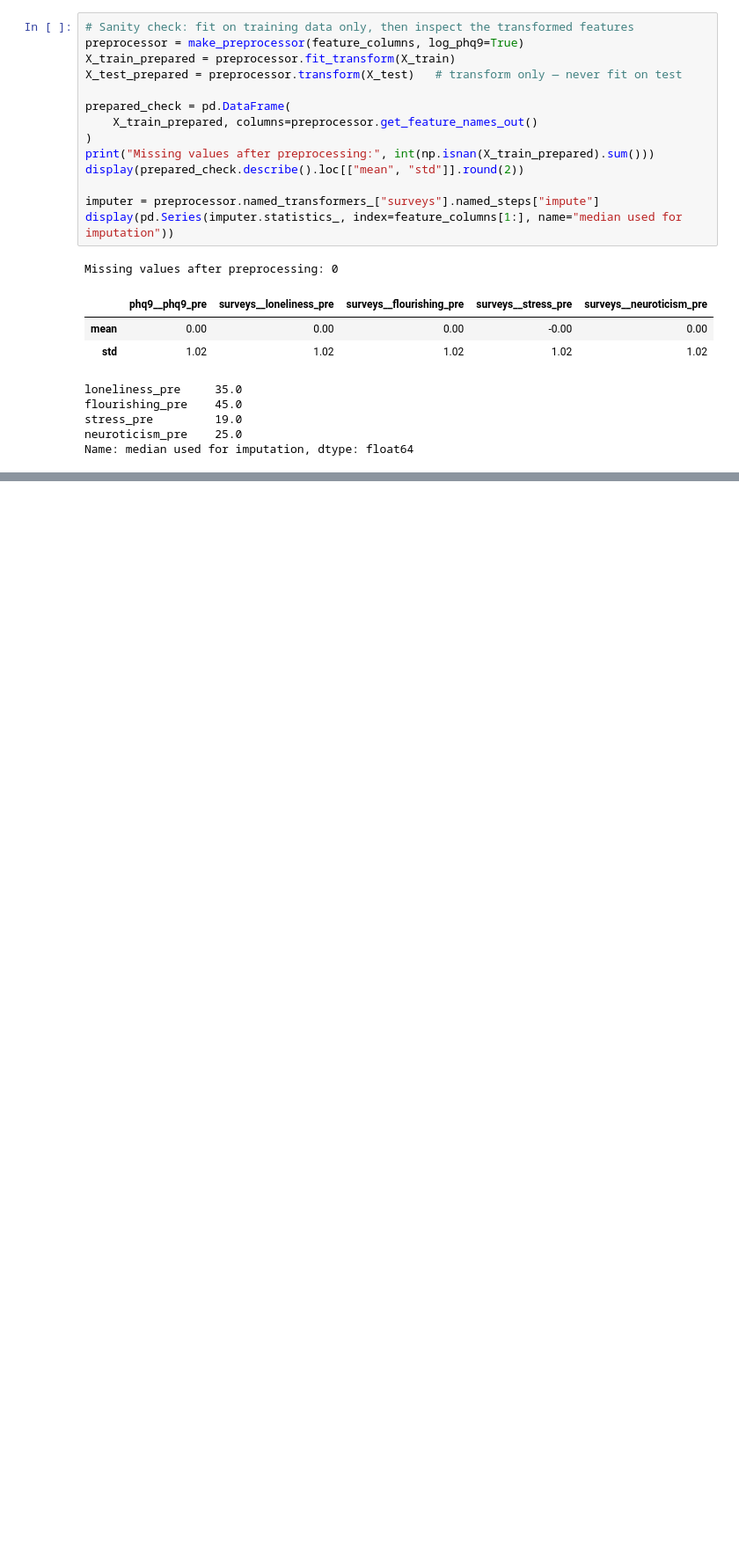
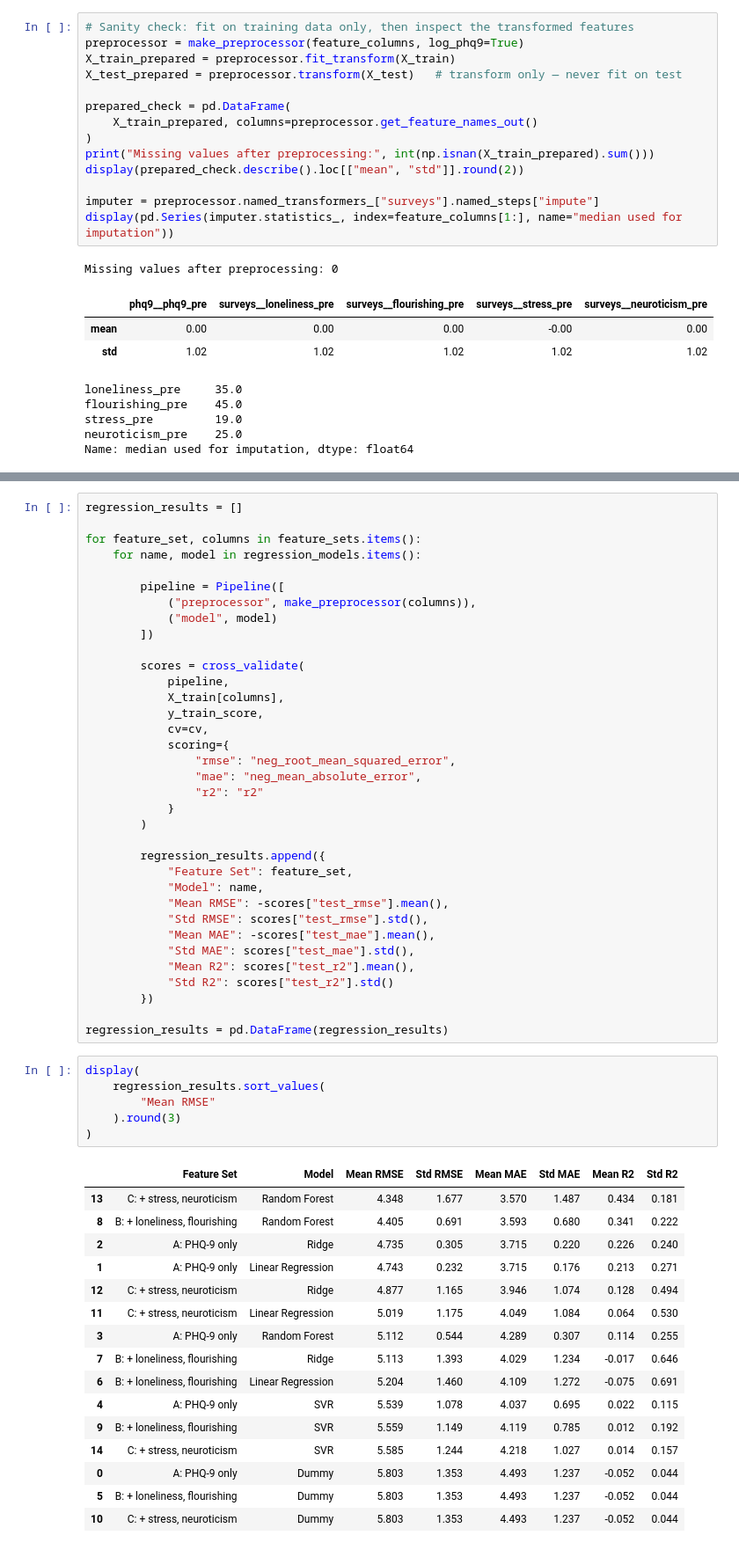
Before and after one commit to mariabssadh1-droid/spark_check, a Jupyter notebook: INSY 674-Group Project.ipynb, the cells around one changed output, grey strips where cells are left out. Shown at 88% size. Drawn from its saved outputs; the diff is of its cells as text; blank space fills up the shorter version.

```diff
--- a/INSY 674-Group Project.ipynb
+++ b/INSY 674-Group Project.ipynb
@@ -1465,0 +1521,58 @@ Name: median used for imputation, dtype: float64
+# %%
+regression_results = []
+
+for feature_set, columns in feature_sets.items():
+    for name, model in regression_models.items():
+
+        pipeline = Pipeline([
+            ("preprocessor", make_preprocessor(columns)),
+            ("model", model)
+        ])
+
+        scores = cross_validate(
+            pipeline,
+            X_train[columns],
+            y_train_score,
+            cv=cv,
+            scoring={
+                "rmse": "neg_root_mean_squared_error",
+                "mae": "neg_mean_absolute_error",
+                "r2": "r2"
+            }
+        )
+
+        regression_results.append({
+            "Feature Set": feature_set,
+            "Model": name,
+            "Mean RMSE": -scores["test_rmse"].mean(),
+            "Std RMSE": scores["test_rmse"].std(),
+            "Mean MAE": -scores["test_mae"].mean(),
+            "Std MAE": scores["test_mae"].std(),
+            "Mean R2": scores["test_r2"].mean(),
+            "Std R2": scores["test_r2"].std()
+        })
+
+regression_results = pd.DataFrame(regression_results)
+# %%
+display(
+    regression_results.sort_values(
+        "Mean RMSE"
+    ).round(3)
+)
+# %% [output]
+|  | Feature Set | Model | Mean RMSE | Std RMSE | Mean MAE | Std MAE | Mean R2 | Std R2 |
+| 13 | C: + stress, neuroticism | Random Forest | 4.348 | 1.677 | 3.570 | 1.487 | 0.434 | 0.181 |
+| 8 | B: + loneliness, flourishing | Random Forest | 4.405 | 0.691 | 3.593 | 0.680 | 0.341 | 0.222 |
+| 2 | A: PHQ-9 only | Ridge | 4.735 | 0.305 | 3.715 | 0.220 | 0.226 | 0.240 |
+| 1 | A: PHQ-9 only | Linear Regression | 4.743 | 0.232 | 3.715 | 0.176 | 0.213 | 0.271 |
+| 12 | C: + stress, neuroticism | Ridge | 4.877 | 1.165 | 3.946 | 1.074 | 0.128 | 0.494 |
+| 11 | C: + stress, neuroticism | Linear Regression | 5.019 | 1.175 | 4.049 | 1.084 | 0.064 | 0.530 |
+| 3 | A: PHQ-9 only | Random Forest | 5.112 | 0.544 | 4.289 | 0.307 | 0.114 | 0.255 |
+| 7 | B: + loneliness, flourishing | Ridge | 5.113 | 1.393 | 4.029 | 1.234 | -0.017 | 0.646 |
+| 6 | B: + loneliness, flourishing | Linear Regression | 5.204 | 1.460 | 4.109 | 1.272 | -0.075 | 0.691 |
+| 4 | A: PHQ-9 only | SVR | 5.539 | 1.078 | 4.037 | 0.695 | 0.022 | 0.115 |
+| 9 | B: + loneliness, flourishing | SVR | 5.559 | 1.149 | 4.119 | 0.785 | 0.012 | 0.192 |
+| 14 | C: + stress, neuroticism | SVR | 5.585 | 1.244 | 4.218 | 1.027 | 0.014 | 0.157 |
+| 0 | A: PHQ-9 only | Dummy | 5.803 | 1.353 | 4.493 | 1.237 | -0.052 | 0.044 |
+| 5 | B: + loneliness, flourishing | Dummy | 5.803 | 1.353 | 4.493 | 1.237 | -0.052 | 0.044 |
+| 10 | C: + stress, neuroticism | Dummy | 5.803 | 1.353 | 4.493 | 1.237 | -0.052 | 0.044 |
```
Also changed, not shown: parts of 32 cells of this notebook, 1 other file.
